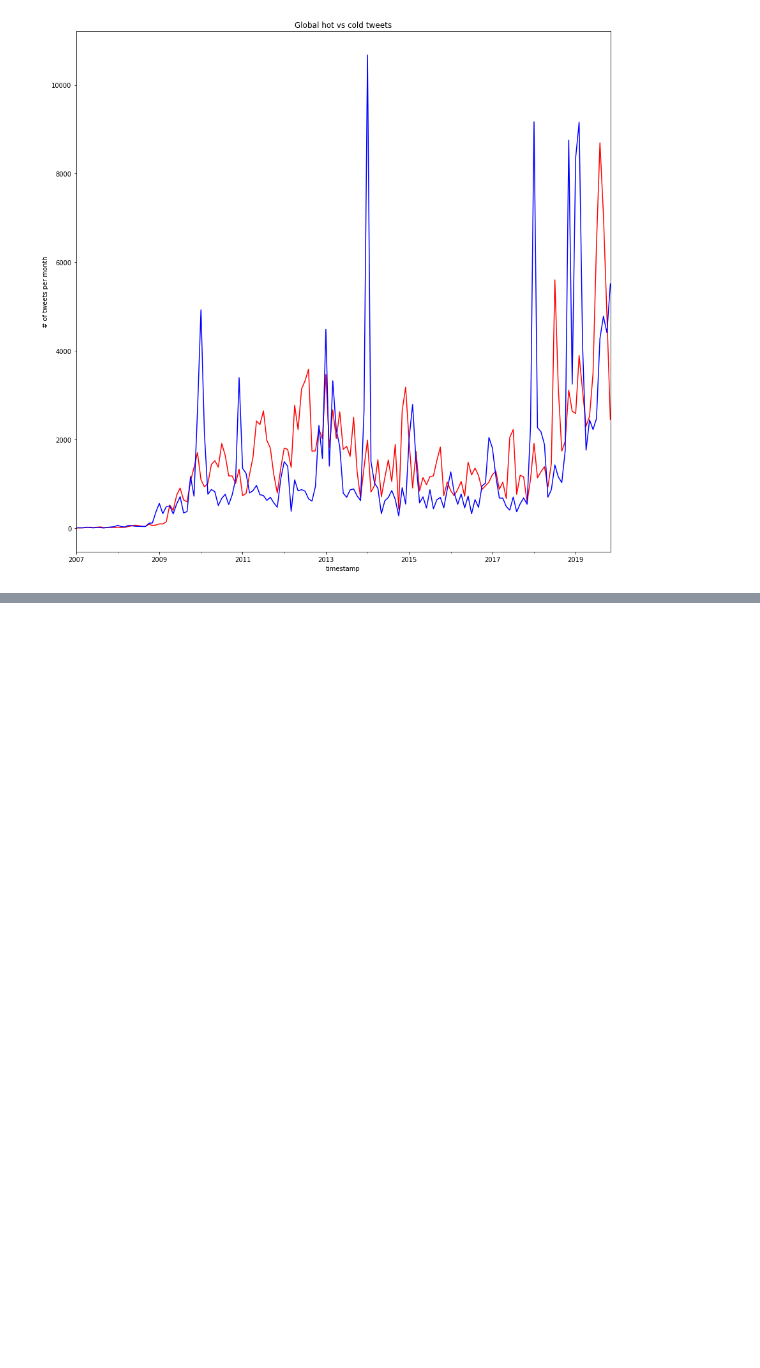
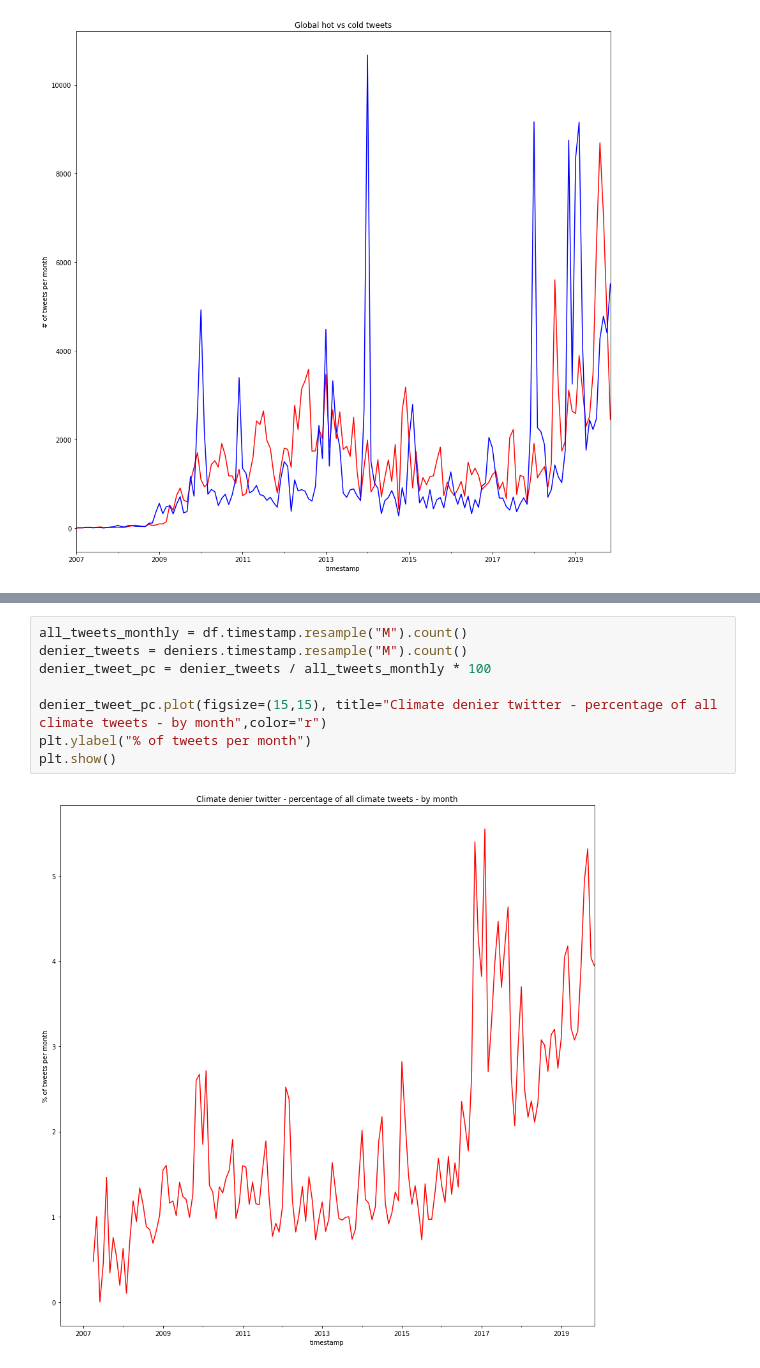
Before and after one commit to UoA-eResearch/twitter_analysis, a Jupyter notebook: global-climate-plot.ipynb, the cells around one changed output, grey strips where cells are left out. Drawn from its saved outputs; the diff is of its cells as text; blank space fills up the shorter version.

```diff
--- a/global-climate-plot.ipynb
+++ b/global-climate-plot.ipynb
@@ -142,0 +158,10 @@ plt.show()
+# %%
+all_tweets_monthly = df.timestamp.resample("M").count()
+denier_tweets = deniers.timestamp.resample("M").count()
+denier_tweet_pc = denier_tweets / all_tweets_monthly * 100
+
+denier_tweet_pc.plot(figsize=(15,15), title="Climate denier twitter - percentage of all climate tweets - by month",color="r")
+plt.ylabel("% of tweets per month")
+plt.show()
+# %% [output]
+[figure, added]
```
Also changed, not shown: parts of 4 cells of this notebook, 1 other file.
